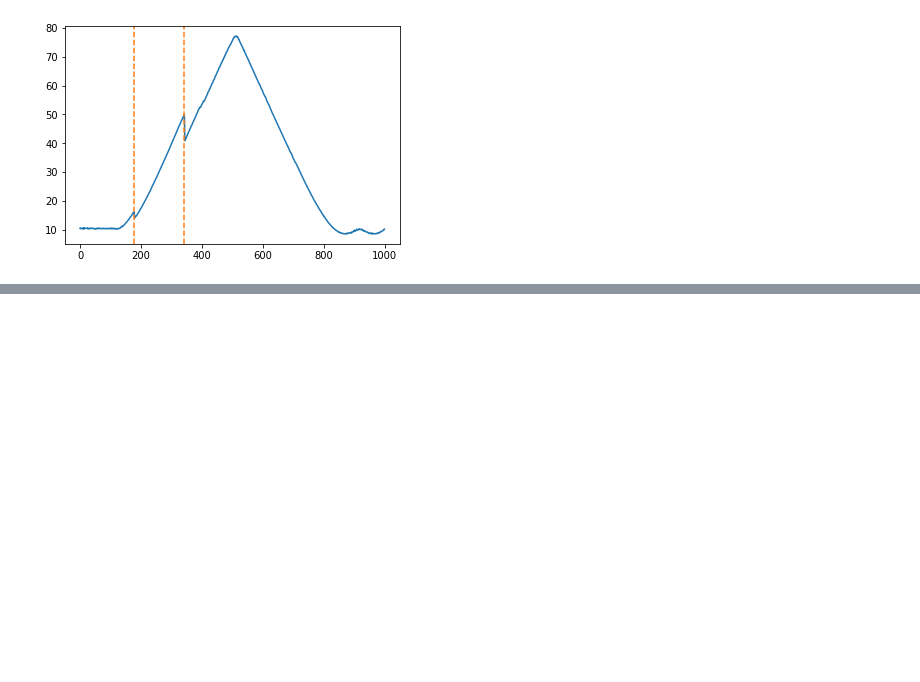
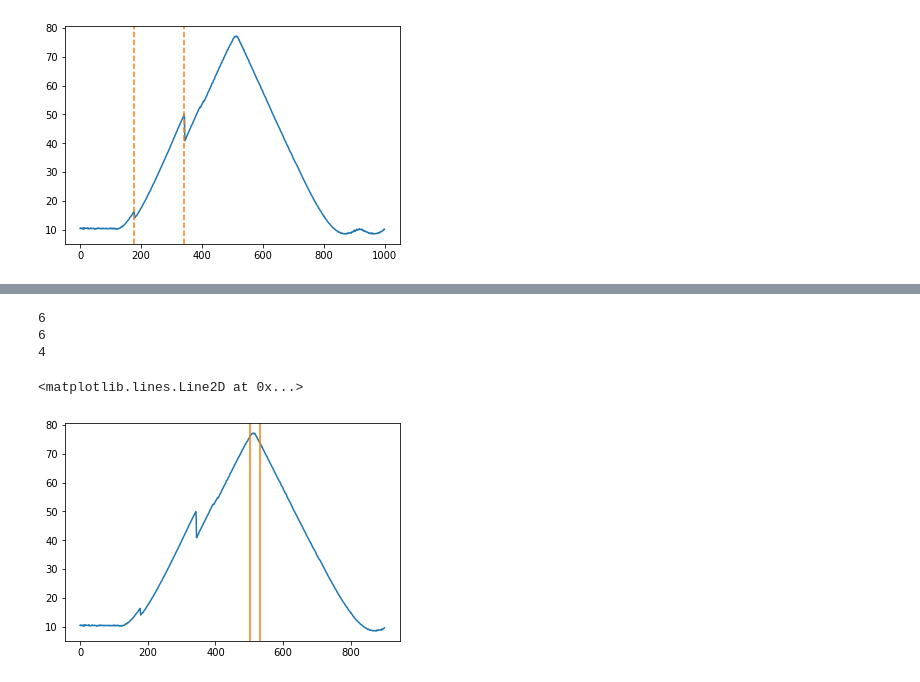
Before and after one commit to kaveeken/tweezers, a Jupyter notebook: scratchbook.ipynb, the cells around one changed output, grey strips where cells are left out. Cells and saved outputs as stored; diff of their text form; code cells hidden in the pictures; blank space fills up the shorter version.

```diff
--- a/scratchbook.ipynb
+++ b/scratchbook.ipynb
@@ -106,0 +140,31 @@ d
+# %%
+def get_first_trough_index(f, last=False):
+    stds = []
+    for i in range(25, len(f) - 25):
+        std = average_around(f, i, half_n=25)["std"]
+        if last:
+            stds.insert(0, std)
+        else:
+            stds.append(std)
+
+    div = 4
+    peaksign = thresholding_algo(stds,int(len(f) / div),4.,0)["signals"]
+    while min(peaksign) > -1:
+        div = div + 1
+        peaksign = thresholding_algo(stds,int(len(f) / div),4.,0)["signals"]
+    print(div)
+    if last:
+        return len(f) - np.arange(25, len(stds) + 25)[peaksign <= -1][0]
+    return np.arange(25, len(stds) + 25)[peaksign <= -1][0]
+# %%
+yn = y[0:900]
+get_first_trough_index(yn)
+plt.plot(yn)
+plt.axvline(x=get_first_trough_index(yn), c='tab:orange')
+plt.axvline(x=get_first_trough_index(yn,True), c='tab:orange')
+# %% [output]
+6
+6
+4
+<matplotlib.lines.Line2D at 0x...>
+[figure, added]
```
Also changed, not shown: parts of 6 cells of this notebook, 5 other files.
